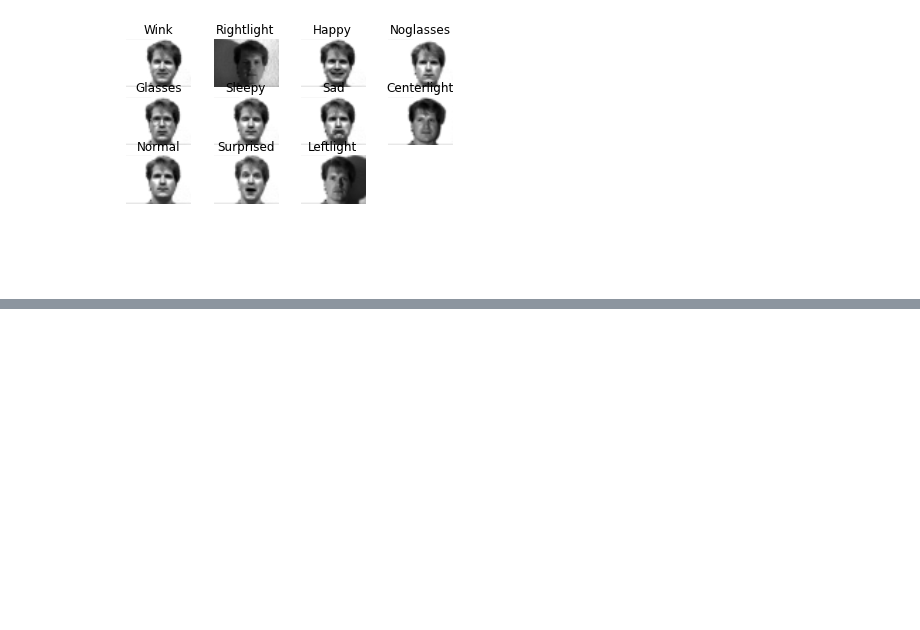
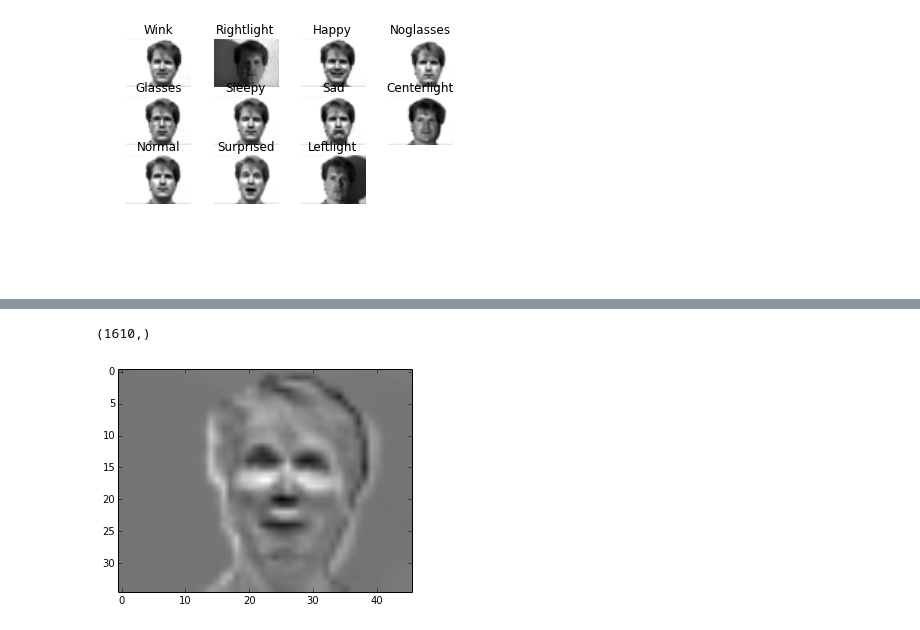
Before and after one commit to bugra/EigenFace, a Jupyter notebook: EigenFace.ipynb, the cells around one changed output, grey strips where cells are left out. Saved outputs shown, nothing was run; the diff lists cells and outputs as text; code cells hidden in the pictures; blank space fills up the shorter version.

```diff
--- a/EigenFace.ipynb
+++ b/EigenFace.ipynb
@@ -48,0 +32,9 @@ plt.show()
+# %%
+eigen_face.pca.eigen_vector[0].shape
+# %% [output]
+(1610,)
+# %%
+eigen_face.plot_eigen_vector(4)
+plt.show()
+# %% [output]
+[figure, added]
```
Also changed, not shown: parts of 10 cells of this notebook.
